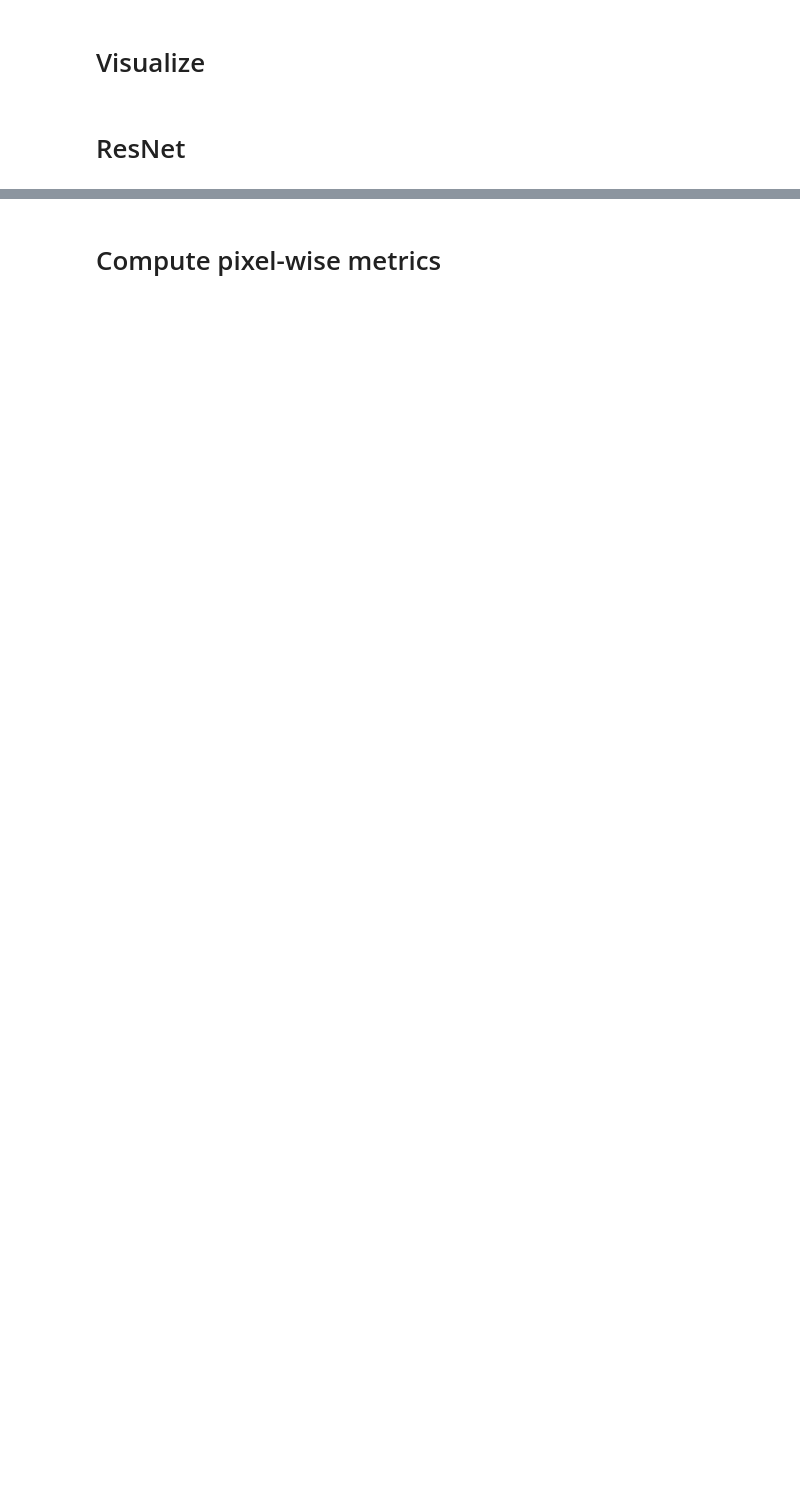
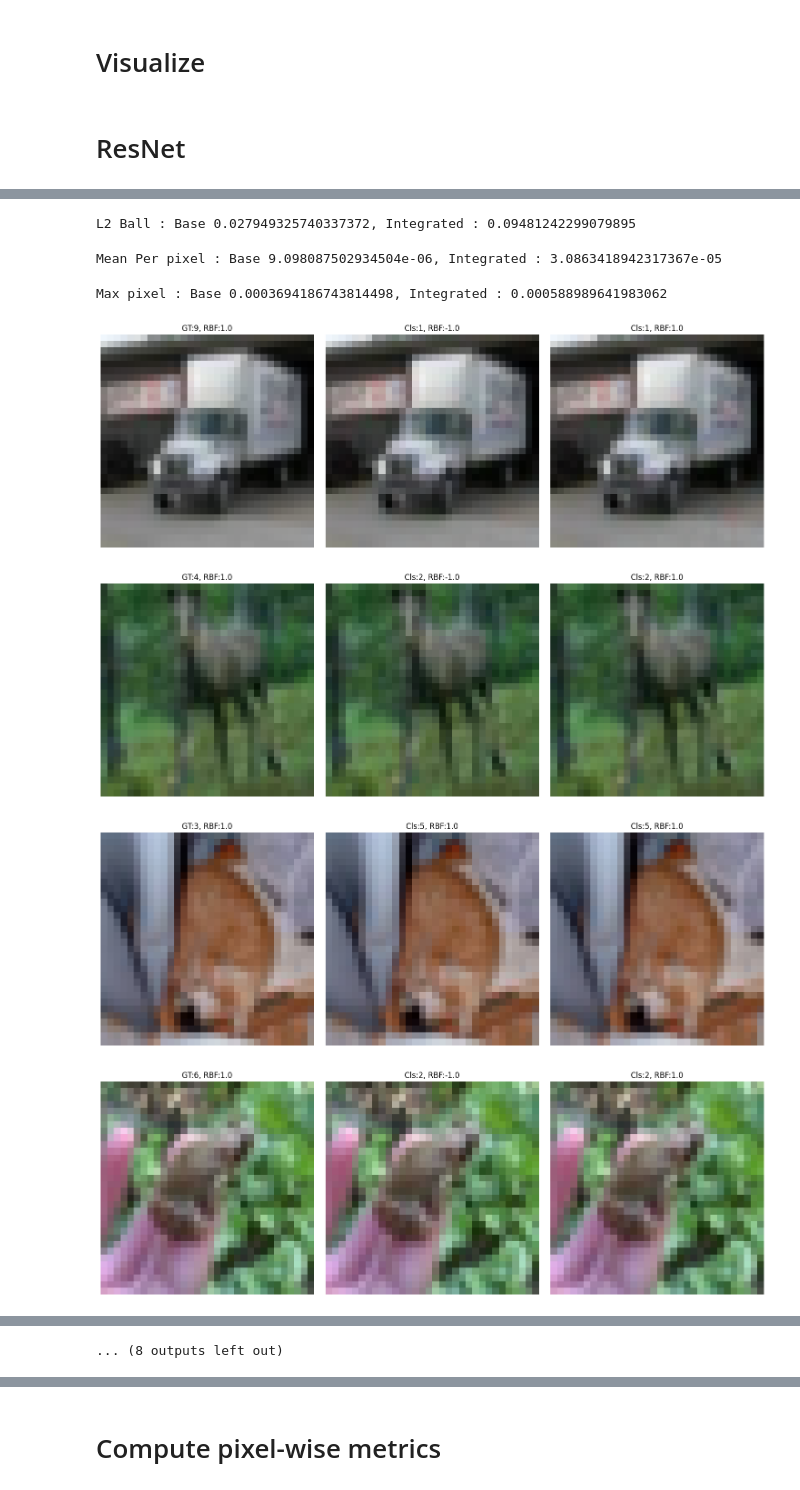
Before and after one commit to zainsarwar865/SparseDNNs, a Jupyter notebook: analysis.ipynb, the cells around one changed output, grey strips where cells are left out. Drawn from its saved outputs; the diff is of its cells as text; code cells hidden in the pictures; blank space fills up the shorter version.

```diff
--- a/analysis.ipynb
+++ b/analysis.ipynb
@@ -124,0 +176,55 @@ with open(predictions_integrated_rbf_path, 'rb') as in_file:
+# %%
+l2_loss_base_per_sample = MSELoss_none(flatten(images_cw_base[0]), flatten(images_benign[0]))
+l2_loss_base_per_sample = l2_loss_base_per_sample.sum(dim=1).mean()
+
+l2_loss_integrated_per_sample = MSELoss_none(flatten(images_cw_rbf[0]), flatten(images_benign[0]))
+l2_loss_integrated_per_sample = l2_loss_integrated_per_sample.sum(dim=1).mean()
+print(f"L2 Ball : Base {l2_loss_base_per_sample}, Integrated : {l2_loss_integrated_per_sample}")
+# %% [output]
+L2 Ball : Base 0.027949325740337372, Integrated : 0.09481242299079895
+# %%
+l2_loss_base = MSELoss(flatten(images_cw_base[0]), flatten(images_benign[0]))
+l2_loss_rbf = MSELoss(flatten(images_cw_rbf[0]), flatten(images_benign[0]))
+print(f"Mean Per pixel : Base {l2_loss_base}, Integrated : {l2_loss_rbf}")
+# %% [output]
+Mean Per pixel : Base 9.098087502934504e-06, Integrated : 3.0863418942317367e-05
+# %%
+l2_loss_base = MSELoss_none(flatten(images_cw_base[0]), flatten(images_benign[0]))
+l2_loss_base = torch.max(l2_loss_base, dim=1)[0]
+l2_loss_base = l2_loss_base.mean().item()
+
+l2_loss_rbf = MSELoss_none(flatten(images_cw_rbf[0]), flatten(images_benign[0]))
+l2_loss_rbf = torch.max(l2_loss_rbf, dim=1)[0]
+l2_loss_rbf = l2_loss_rbf.mean().item()
+#print("Mean max pixel differene between CW RBF and benign is : ", l2_loss_rbf.item())
+#print("Mean max pixel differene between CW base and benign is : ", l2_loss_base.item())
+print(f"Max pixel : Base {l2_loss_base}, Integrated : {l2_loss_rbf}")
+# %% [output]
+Max pixel : Base 0.0003694186743814498, Integrated : 0.000588989641983062
+# %%
+save_path = "/bigstor/zsarwar/SparseDNNs/MT_CIFAR10_full_10_d5f3f545a0883adb9c8f98e2a6ba4ac7/MT_Baseline_32efd89f04333501e1d66bc4e1d4260f/Vis"
+
+for idx in range(20):
+    benign = images_benign[0][idx]
+    cw_base = images_cw_base[0][idx]
+    cw_rbf = images_cw_rbf[0][idx]
+
+    benign = benign.swapaxes(0,1)
+    benign = benign.swapaxes(1,2)
+
+    cw_base = cw_base.swapaxes(0,1)
+    cw_base = cw_base.swapaxes(1,2)
+
+    cw_rbf = cw_rbf.swapaxes(0,1)
+    cw_rbf = cw_rbf.swapaxes(1,2)
+
+    title_benign = f'GT:{true_labels_base[idx]}, RBF:{pred_labels_benign_rbf[idx]}'
+    title_base = f'Cls:{pred_labels_base[idx]}, RBF:{pred_labels_base_rbf[idx]}'
+    title_integrated = f'Cls:{pred_labels_integrated[idx]}, RBF:{pred_labels_integrated_rbf[idx]}'
+    titles = [title_benign, title_base, title_integrated]
+    plot_side_by_side(benign, cw_base, cw_rbf, idx, save_path, titles=titles)
+# %% [output]
+[figure, added]
+[figure, added]
+[figure, added]
+[figure, added]
@@ -124,0 +239 @@ with open(predictions_integrated_rbf_path, 'rb') as in_file:
+... (8 outputs left out)
```
Also changed, not shown: parts of 25 cells of this notebook, 14 other files.
